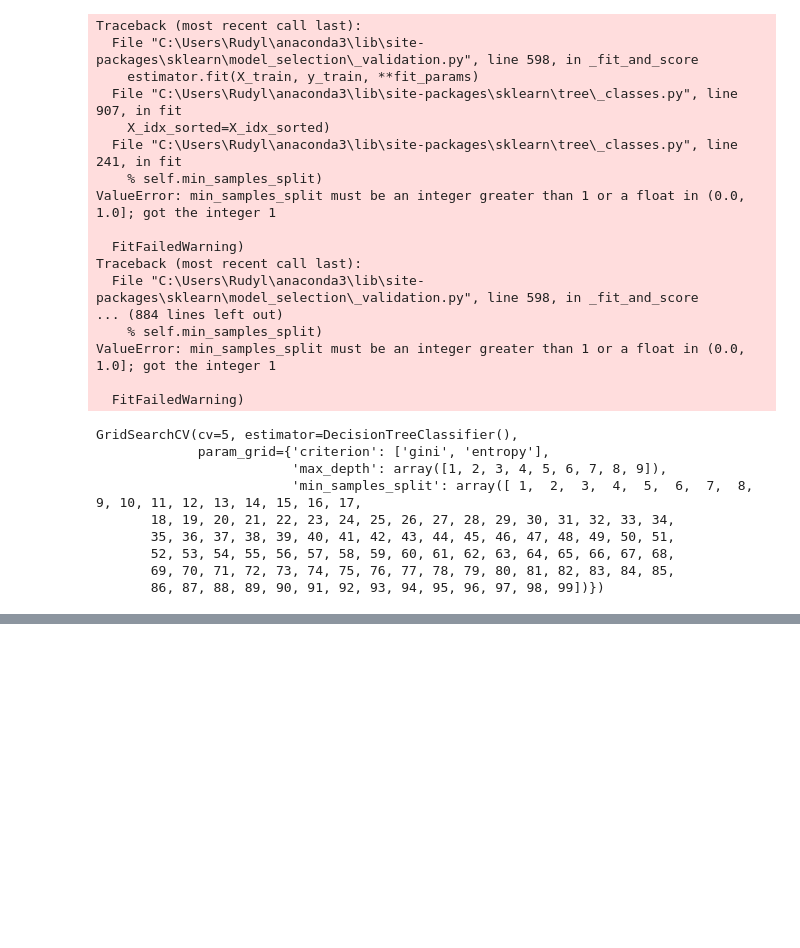
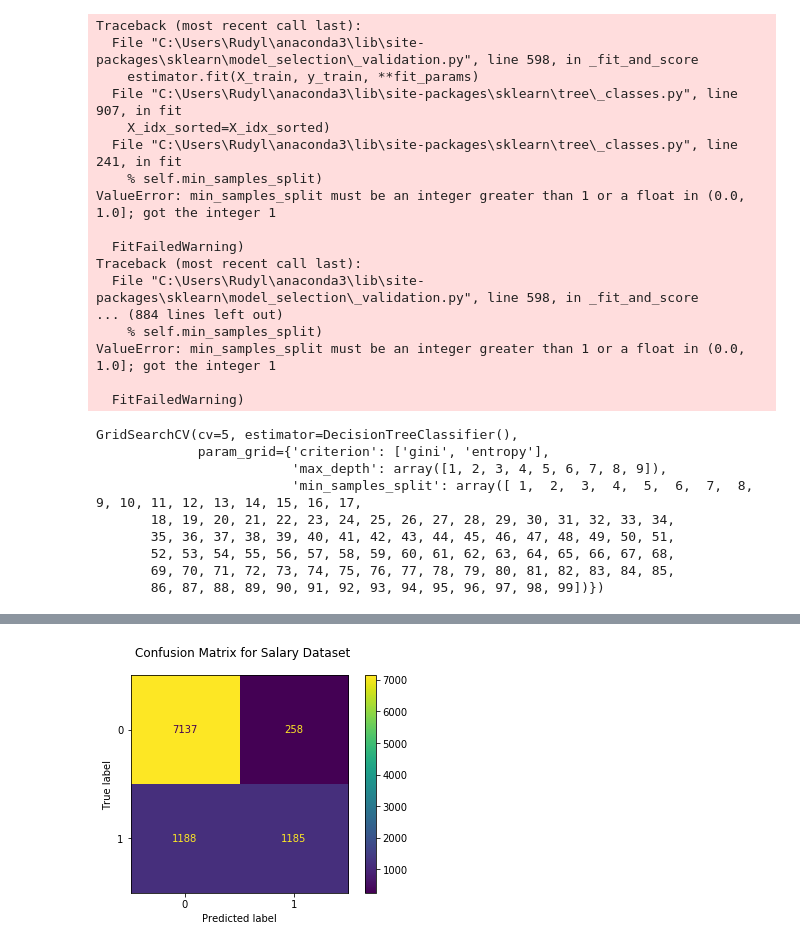
Before and after one commit to RudyLo/Projet_ML, a Jupyter notebook: TP2.ipynb, the cells around one changed output, grey strips where cells are left out. Cells and saved outputs as stored; diff of their text form; code cells hidden in the pictures; blank space fills up the shorter version.

```diff
--- a/TP2.ipynb
+++ b/TP2.ipynb
@@ -368,6 +403,8 @@ Accuracy sur la base test :  0.851965601965602
 #print("Accuracy sur l'ensemble de la base train : ", score_dtrees.mean())
 #print("Accuracy sur la base test :",clf_dtrees.score(X_test,y_test))#
 # %%
-#fig = plot_confusion_matrix(clf_dtrees, X_test, y_test, display_labels=clf_dtrees.classes_)
-#fig.figure_.suptitle("Confusion Matrix for Salary Dataset")
-#p#lt.show()
+fig = plot_confusion_matrix(clf_decision_tree, X_test, y_test, display_labels=clf_decision_tree.classes_)
+fig.figure_.suptitle("Confusion Matrix for Salary Dataset")
+plt.show()
+# %% [output]
+[figure, added]
```
Also changed, not shown: parts of 5 cells of this notebook, 2 other files.
